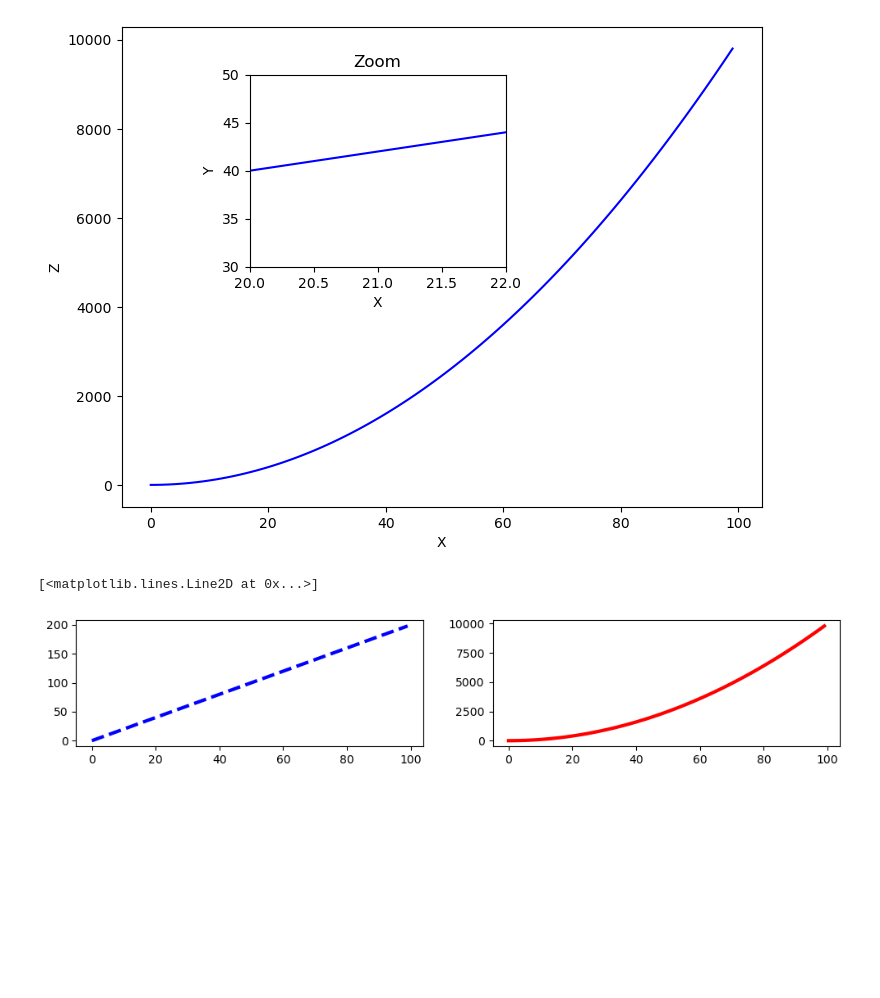
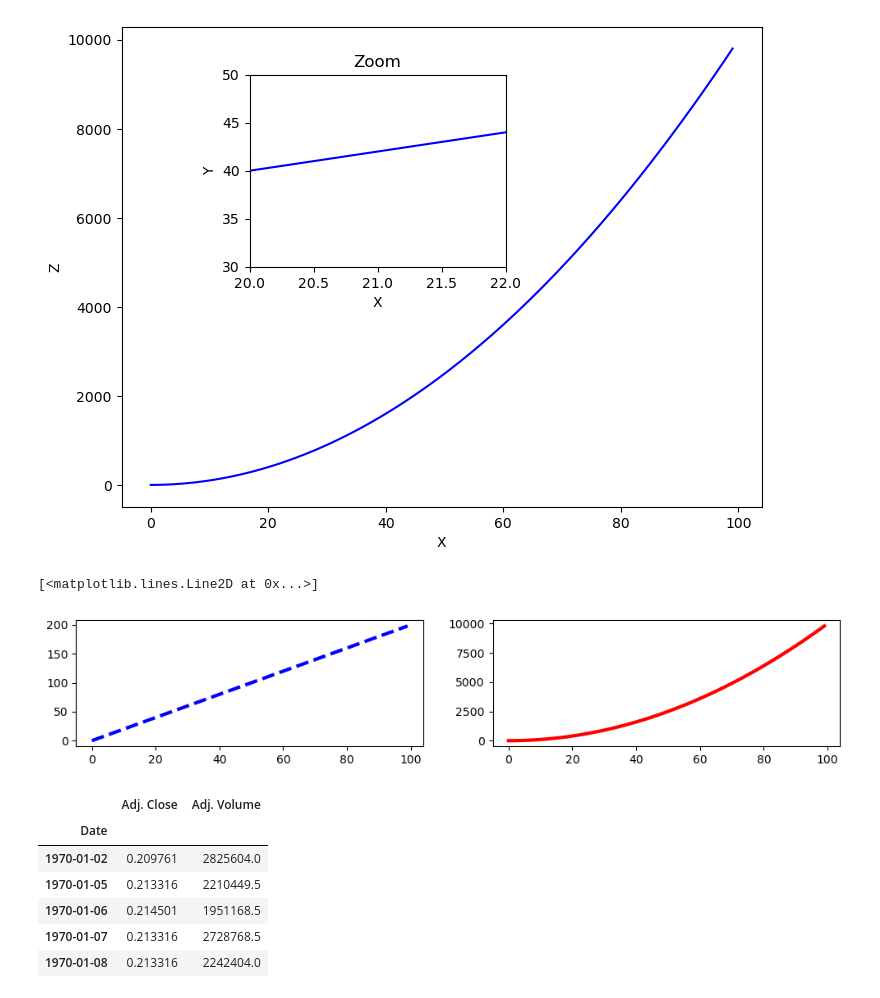
Before and after one commit to myk-francis/python-challenges-scripts, a Jupyter notebook: matplotlib/Basics.ipynb, the cells around one changed output. Saved outputs shown, nothing was run; the diff lists cells and outputs as text; code cells hidden in the pictures; blank space fills up the shorter version.

```diff
--- a/matplotlib/Basics.ipynb
+++ b/matplotlib/Basics.ipynb
@@ -93,3 +95,14 @@ axes[1].plot(x, z, color='red', lw=3, ls='-')
 # %% [output]
 [<matplotlib.lines.Line2D at 0x...>]
 [figure]
+# %%
+mcdon = pd.read_csv('mcdonalds.csv', index_col='Date', parse_dates=True)
+mcdon.head()
+# %% [output]
+|  | Adj. Close | Adj. Volume |
+| Date |  |  |
+| 1970-01-02 | 0.209761 | 2825604.0 |
+| 1970-01-05 | 0.213316 | 2210449.5 |
+| 1970-01-06 | 0.214501 | 1951168.5 |
+| 1970-01-07 | 0.213316 | 2728768.5 |
+| 1970-01-08 | 0.213316 | 2242404.0 |
```
Also changed, not shown: parts of 3 cells of this notebook.
